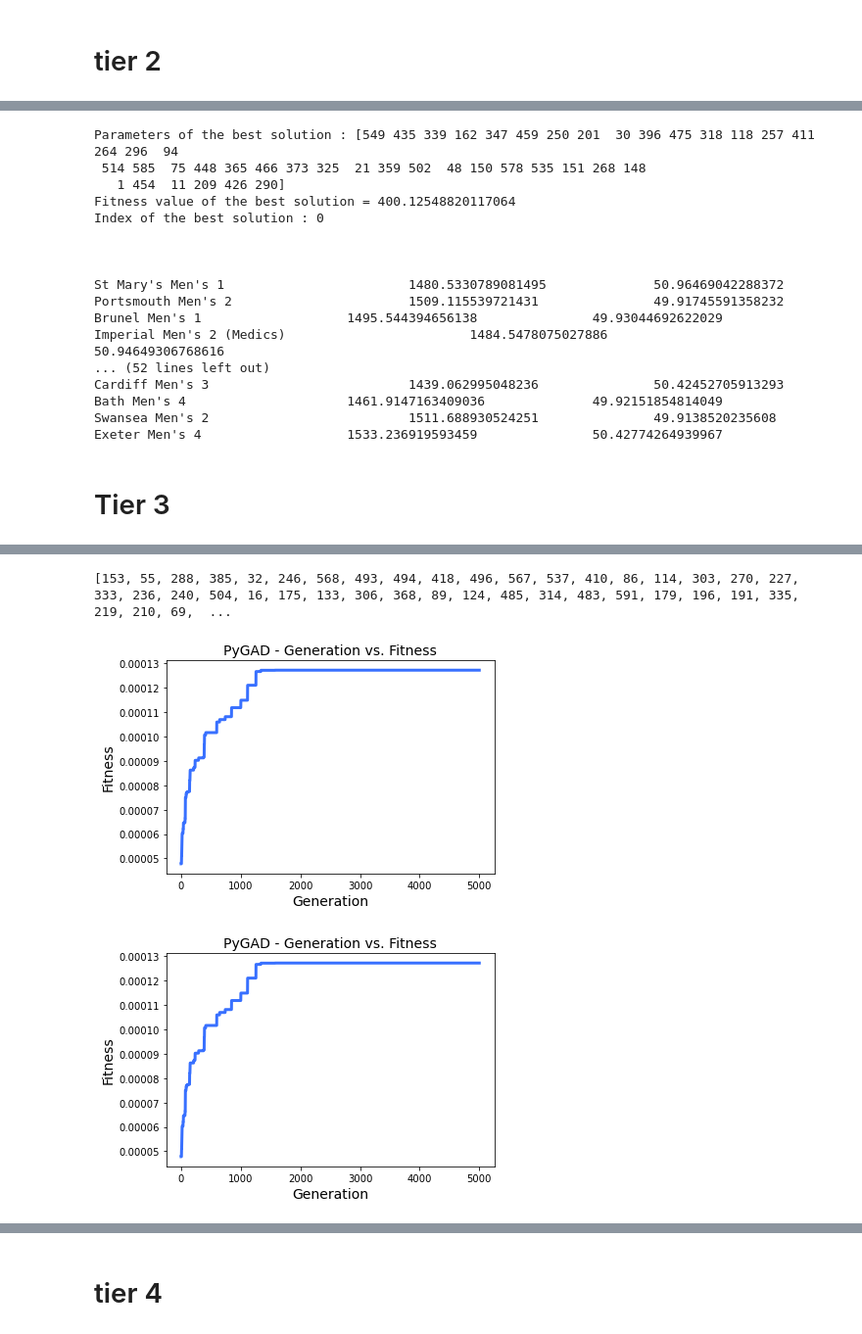
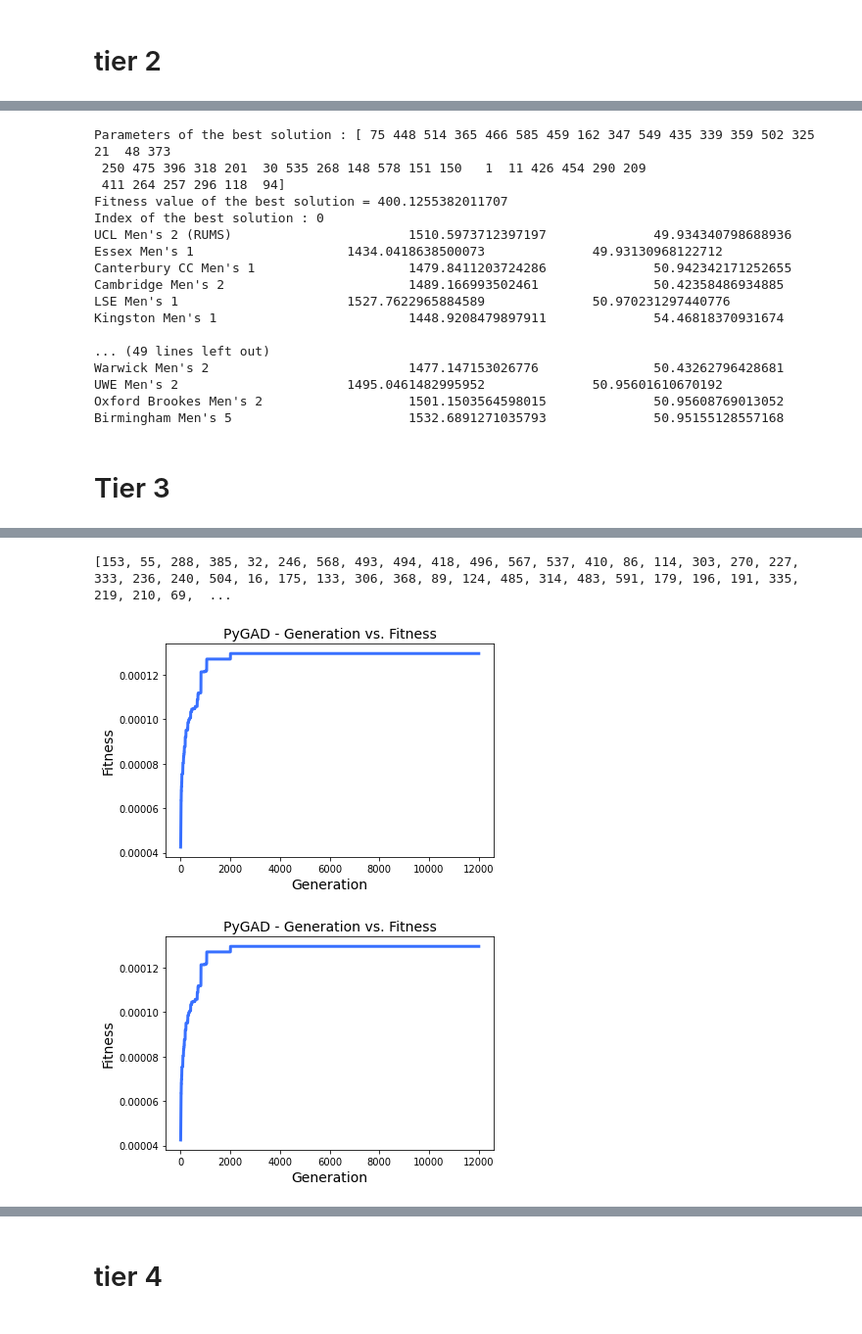
Before and after one commit to behradkoohy/bucs-leagues-project, a Jupyter notebook: 3.creating_new_leagues.ipynb, the cells around one changed output, grey strips where cells are left out. Shown at 98% size. Cells and saved outputs as stored; diff of their text form; code cells hidden in the pictures.

Commit message:
did mens leagues

```diff
--- a/3.creating_new_leagues.ipynb
+++ b/3.creating_new_leagues.ipynb
@@ -303,20 +319,20 @@ tier1
 | 225 | Reading Men's 2 | 1535.826295 | 50.427547 | Reading Men's 2 | Men's | Reading | 2 | Reading | ... |
 # %%
 function_inputs = [x for x in tier1.index]
-print(function_inputs)
-num_generations = 5000
+# print(function_inputs)
+num_generations = n_gens
 num_parents_mating = 4
 
 fitness_function = fitness_func_fact(d_tab=tier1, n_teams_per_league=6, n_leagues=7)
 
-sol_per_pop = 8
+# sol_per_pop = 8
 num_genes = len(function_inputs)
 
-init_range_low = -2
-init_range_high = 5
+# init_range_low = -2
+# init_range_high = 5
 
-parent_selection_type = "sss"
-keep_parents = 1
+# parent_selection_type = "sss"
+# keep_parents = 1
 
 crossover_type = "single_point"
 
@@ -352,9 +366,18 @@ solution, solution_fitness, solution_idx = ga_instance.best_solution()
 print("Parameters of the best solution : {solution}".format(solution=solution))
 print("Fitness value of the best solution = {solution_fitness}".format(solution_fitness=(1.0/solution_fitness)/20))
 print("Index of the best solution : {solution_idx}".format(solution_idx=solution_idx))
+print(len(solution))
+l_name = "Tier1_"
+wip_league = []
+n=0
+for i, x in enumerate(solution):
 
-for i, x in enumerate(solution):
-    if i % 6 == 0:
+    if i % 6 == 0 and i != 0:
         print("\n\n")
+        n+=1
+        leagues[l_name + str(n)] = wip_league
+        wip_league = []
+    wip_league.append(x)
     print(tier1.loc[x].Home, "\t\t\t" , tier1.loc[x].gs, "\t\t" , tier1.loc[x].rd)
+leagues[l_name + str(n+1)] = wip_league
 # %% [output]
@@ -406,7 +442,7 @@ ds = tier2
 
 function_inputs = [x for x in ds.index]
 print(function_inputs)
-num_generations = 5000
+num_generations = n_gens
 num_parents_mating = 4
 
 fitness_function = fitness_func_fact(d_tab=ds, n_teams_per_league=6, n_leagues=7)
@@ -452,29 +488,37 @@ solution, solution_fitness, solution_idx = ga_instance.best_solution()
 print("Parameters of the best solution : {solution}".format(solution=solution))
 print("Fitness value of the best solution = {solution_fitness}".format(solution_fitness=(1.0/solution_fitness)/20))
 print("Index of the best solution : {solution_idx}".format(solution_idx=solution_idx))
+l_name = "Tier2_"
+wip_league = []
+n=0
+for i, x in enumerate(solution):
 
-for i, x in enumerate(solution):
-    if i % 6 == 0:
+    if i % 6 == 0 and i != 0:
         print("\n\n")
+        n+=1
+        leagues[l_name + str(n)] = wip_league
+        wip_league = []
+    wip_league.append(x)
     print(ds.loc[x].Home, "\t\t\t" , ds.loc[x].gs, "\t\t" , ds.loc[x].rd)
+leagues[l_name + str(n+1)] = wip_league
 # %% [output]
-Parameters of the best solution : [549 435 339 162 347 459 250 201  30 396 475 318 118 257 411 264 296  94
- 514 585  75 448 365 466 373 325  21 359 502  48 150 578 535 151 268 148
-   1 454  11 209 426 290]
-Fitness value of the best solution = 400.12548820117064
+Parameters of the best solution : [ 75 448 514 365 466 585 459 162 347 549 435 339 359 502 325  21  48 373
+ 250 475 396 318 201  30 535 268 148 578 151 150   1  11 426 454 290 209
+ 411 264 257 296 118  94]
+Fitness value of the best solution = 400.1255382011707
 Index of the best solution : 0
+UCL Men's 2 (RUMS)                       1510.5973712397197              49.934340798688936
+Essex Men's 1                    1434.0418638500073              49.93130968122712
+Canterbury CC Men's 1                    1479.8411203724286              50.942342171252655
+Cambridge Men's 2                        1489.166993502461               50.42358486934885
+LSE Men's 1                      1527.7622965884589              50.970231297440776
+Kingston Men's 1                         1448.9208479897911              54.46818370931674
 
-
-
-St Mary's Men's 1                        1480.5330789081495              50.96469042288372
-Portsmouth Men's 2                       1509.115539721431               49.91745591358232
-Brunel Men's 1                   1495.544394656138               49.93044692622029
-Imperial Men's 2 (Medics)                        1484.5478075027886              50.94649306768616
-... (52 lines left out)
-Cardiff Men's 3                          1439.062995048236               50.42452705913293
-Bath Men's 4                     1461.9147163409036              49.92151854814049
-Swansea Men's 2                          1511.688930524251               49.9138520235608
-Exeter Men's 4                   1533.236919593459               50.42774264939967
+... (49 lines left out)
+Warwick Men's 2                          1477.147153026776               50.43262796428681
+UWE Men's 2                      1495.0461482995952              50.95601610670192
+Oxford Brookes Men's 2                   1501.1503564598015              50.95608769013052
+Birmingham Men's 5                       1532.6891271035793              50.95155128557168
 # %%
 allocated_ids = allocated_ids + [x for x in solution]
 # %% [markdown]
@@ -506,7 +550,7 @@ ds = tier3
 
 function_inputs = [x for x in ds.index]
 print(function_inputs)
-num_generations = 5000
+num_generations = n_gens
 num_parents_mating = 4
 
 fitness_function = fitness_func_fact(d_tab=ds, n_teams_per_league=6, n_leagues=7)
@@ -518,35 +562,35 @@ init_range_low = -2
 init_range_high = 5
 
 parent_selection_type = "sss"
 keep_parents = 1
 
 crossover_type = "single_point"
 
 mutation_type = "random"
 mutation_percent_genes = 10
 ga_instance = pygad.GA(num_generations=num_generations,
                        num_parents_mating=num_parents_mating,
                        fitness_func=fitness_function,
                        sol_per_pop=sol_per_pop,
                        num_genes=num_genes,
                        gene_space=[x for x in ds.index],
                        gene_type=int,
 #                        init_range_low=init_range_low,
 #                        init_range_high=init_range_high,
                        parent_selection_type=parent_selection_type,
                        allow_duplicate_genes=False,
                        keep_parents=keep_parents,
                        crossover_type=crossover_type,
                        mutation_type=mutation_type,
                        mutation_percent_genes=mutation_percent_genes,
                        parallel_processing=5)
 
 ga_instance.run()
 ga_instance.plot_fitness()
 # %% [output]
 [153, 55, 288, 385, 32, 246, 568, 493, 494, 418, 496, 567, 537, 410, 86, 114, 303, 270, 227, 333, 236, 240, 504, 16, 175, 133, 306, 368, 89, 124, 485, 314, 483, 591, 179, 196, 191, 335, 219, 210, 69,  ...
-[figure, old version]
+[figure, new version]
-[figure, old version]
+[figure, new version]
 # %%
 solution, solution_fitness, solution_idx = ga_instance.best_solution()
 print("Parameters of the best solution : {solution}".format(solution=solution))
```
Also changed, not shown: parts of 30 cells of this notebook, 2 other files.
